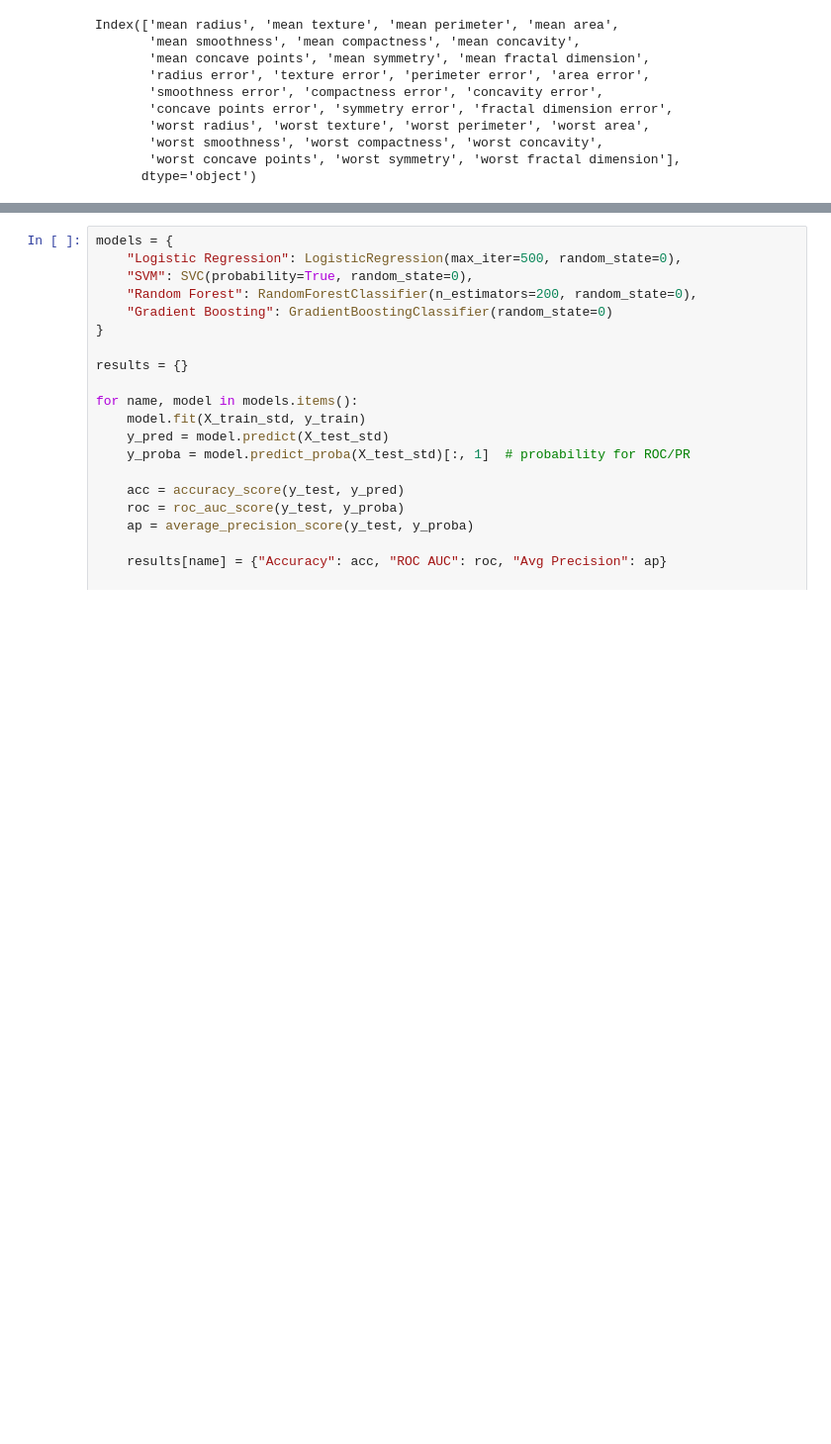
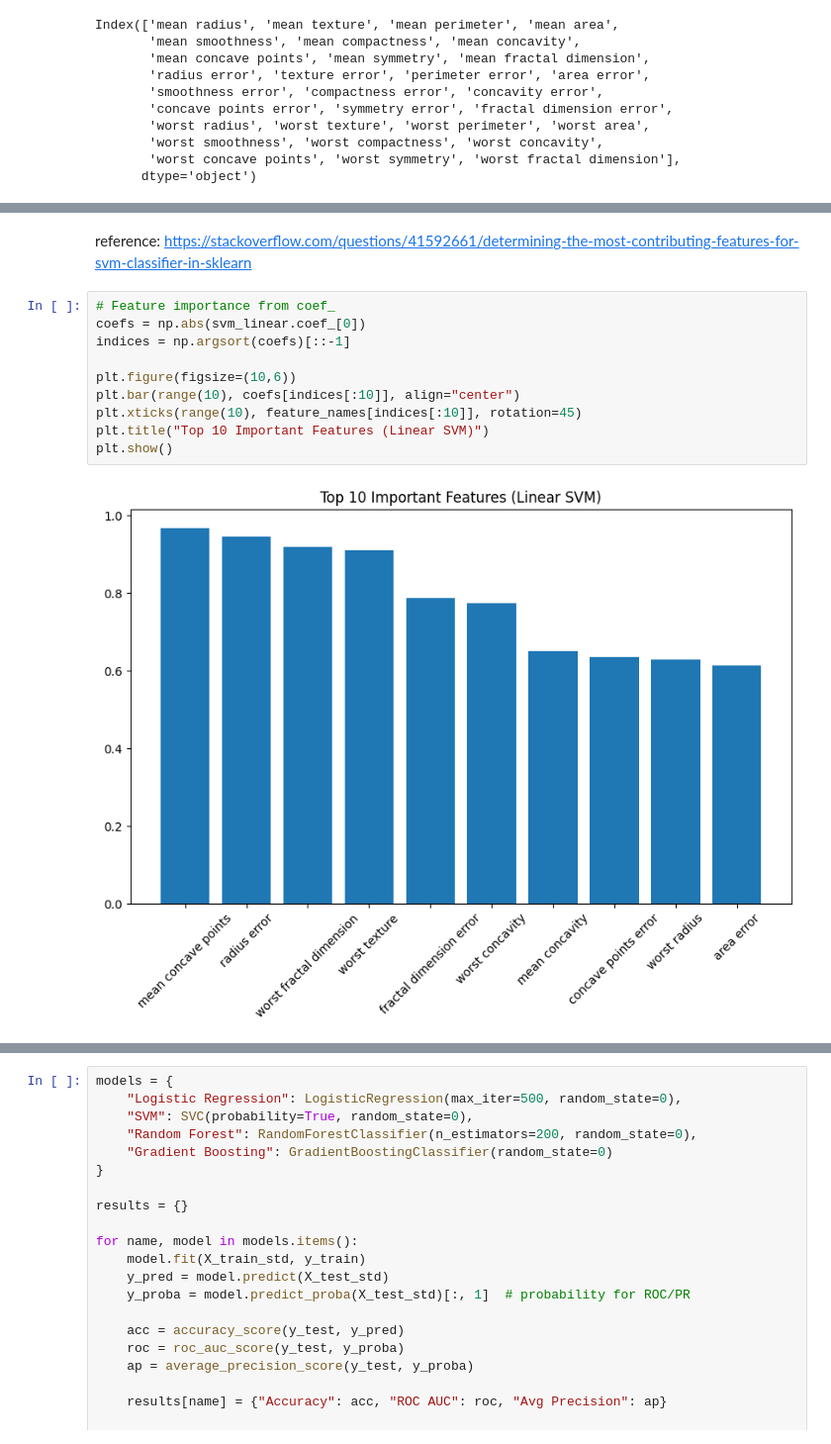
Before and after one commit to deskk/MIS_project1, a Jupyter notebook: project1.ipynb, the cells around one changed output, grey strips where cells are left out. Shown at 99% size. Saved outputs shown, nothing was run; the diff lists cells and outputs as text; blank space fills up the shorter version.

```diff
--- a/project1.ipynb
+++ b/project1.ipynb
@@ -185,0 +228,14 @@ Index(['mean radius', 'mean texture', 'mean perimeter', 'mean area',
+# %% [markdown]
+reference: https://stackoverflow.com/questions/41592661/determining-the-most-contributing-features-for-svm-classifier-in-sklearn
+# %%
+# Feature importance from coef_
+coefs = np.abs(svm_linear.coef_[0])
+indices = np.argsort(coefs)[::-1]
+
+plt.figure(figsize=(10,6))
+plt.bar(range(10), coefs[indices[:10]], align="center")
+plt.xticks(range(10), feature_names[indices[:10]], rotation=45)
+plt.title("Top 10 Important Features (Linear SVM)")
+plt.show()
+# %% [output]
+[figure, added]
```
Also changed, not shown: parts of 8 cells of this notebook.
